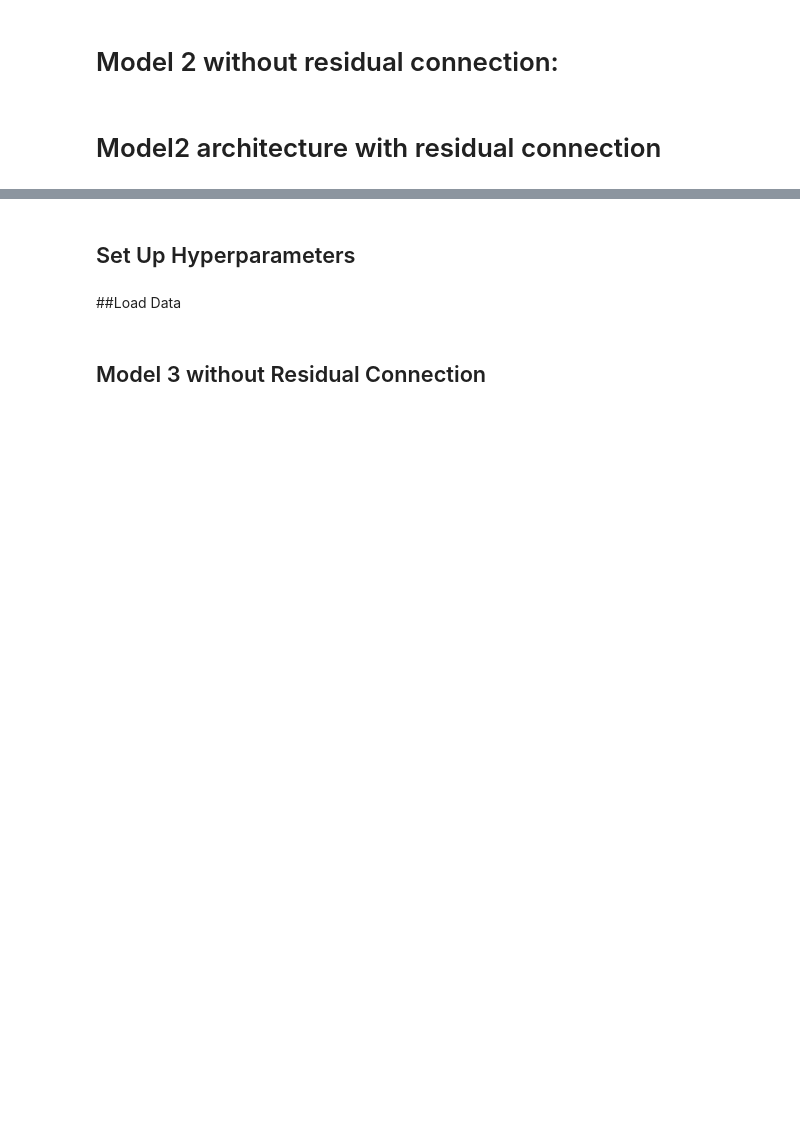
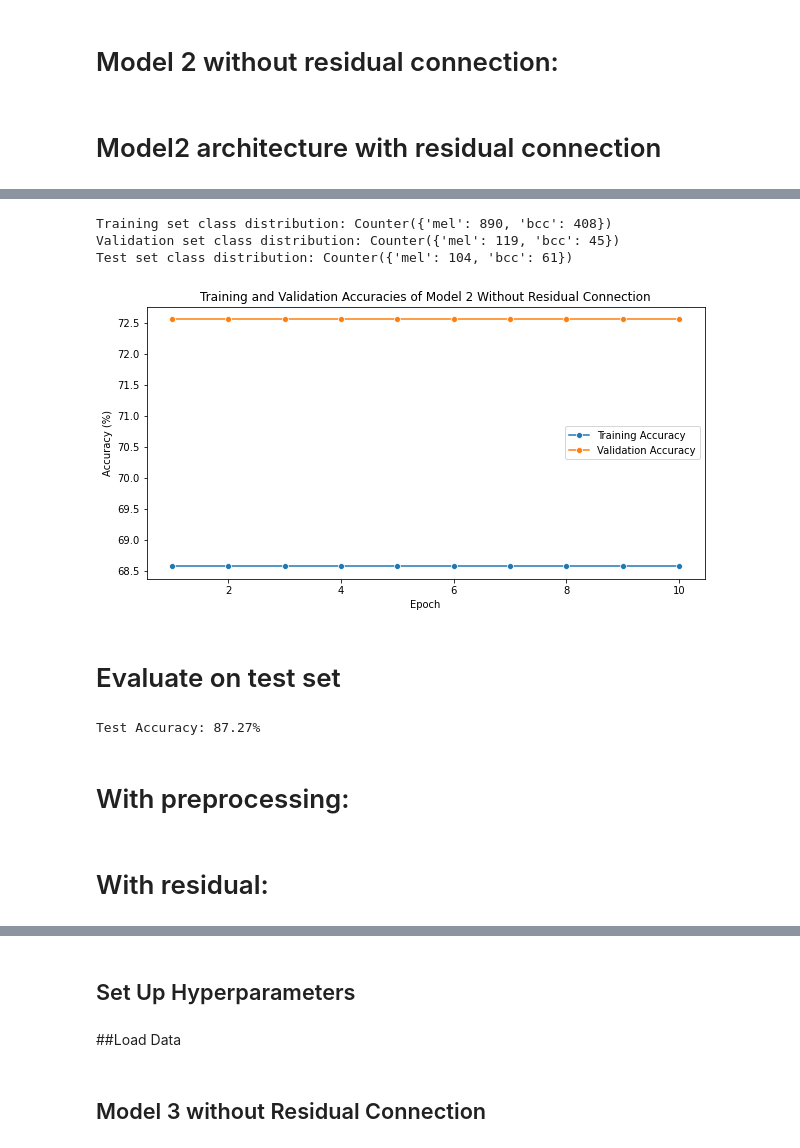
Before and after one commit to bowenyi-pierre/Skin-Cancer-Detection, a Jupyter notebook: 442FinalProject_bowen.ipynb, the cells around one changed output, grey strips where cells are left out. Saved outputs shown, nothing was run; the diff lists cells and outputs as text; code cells hidden in the pictures; blank space fills up the shorter version.

```diff
--- a/442FinalProject_bowen.ipynb
+++ b/442FinalProject_bowen.ipynb
@@ -859,7 +825,7 @@ class model2(nn.Module):
         )
 
         self.fc = nn.Sequential(
-            nn.Linear(1152, 256),
+            nn.Linear(100352, 256),
             nn.ReLU(),
             nn.Dropout(0.2),
             nn.Linear(256, 1)
@@ -1059,3 +1084,74 @@ class model_2_with_residual(nn.Module):
+# %%
+from collections import Counter
+
+def check_class_distribution(data_loader):
+    label_counter = Counter()
+    for _, labels, _ in data_loader:
+        label_counter.update(labels)
+    return label_counter
+
+# Use check_class_distribution on your training_data and validation_data
+train_class_dist = check_class_distribution(training_data)
+val_class_dist = check_class_distribution(validation_data)
+test_class_dist = check_class_distribution(test_data)
+
+print("Training set class distribution:", train_class_dist)
+print("Validation set class distribution:", val_class_dist)
+print("Test set class distribution:", test_class_dist)
+# %% [output]
+Training set class distribution: Counter({'mel': 890, 'bcc': 408})
+Validation set class distribution: Counter({'mel': 119, 'bcc': 45})
+Test set class distribution: Counter({'mel': 104, 'bcc': 61})
+# %%
+plt.figure(figsize=(10, 5))
+sns.lineplot(range(1, num_epochs + 1), training_accuracies, marker='o', label='Training Accuracy')
+sns.lineplot(range(1, num_epochs + 1), validation_accuracies, marker='o', label='Validation Accuracy')
+plt.title('Training and Validation Accuracies of Model 2 Without Residual Connection')
+plt.xlabel('Epoch')
+plt.ylabel('Accuracy (%)')
+plt.legend()
+plt.savefig('train_valid_acc_model_2_no_residual.png')
+plt.show()
+
+# plt.figure(figsize=(10, 5))
+# sns.lineplot(range(1, num_epochs + 1), validation_accuracies, marker='o', label='Validation Accuracy')
+# plt.title('Validation Accuracy of Model 2 Without Residual Connection')
+
+# plt.xlabel('Epoch')
+# plt.ylabel('Accuracy (%)')
+# plt.legend()
+# plt.savefig('valid_acc_model_2.png')
+# plt.show()
+# %% [output]
+[figure, added]
+# %% [markdown]
+# Evaluate on test set
+# %%
+model.eval()
+test_correct = 0
+test_total = 0
+
+with torch.no_grad():
+    for batch in tqdm(test_data):
+        _, labels, images = batch
+        images = images.to(device)
+        num_labels = torch.tensor([1 if label == 'mel' else 0 for label in labels], dtype=torch.float32).to(device).unsqueeze(1)
+
+        outputs = model(images)
+        predicted = torch.round(torch.sigmoid(outputs))
+        test_total += num_labels.size(0)
+        test_correct += (predicted == num_labels).sum().item()
+
+test_accuracy = 100 * test_correct / test_total
+
+# Print accuracies for the epoch
+print(f'Test Accuracy: {test_accuracy:.2f}%')
+# %% [output]
+Test Accuracy: 87.27%
+# %% [markdown]
+# With preprocessing:
+# %% [markdown]
+# With residual:
 # %%
 model = model_2_with_residual().to(device)
 criterion = nn.BCEWithLogitsLoss()
```
Also changed, not shown: parts of 33 cells of this notebook.
